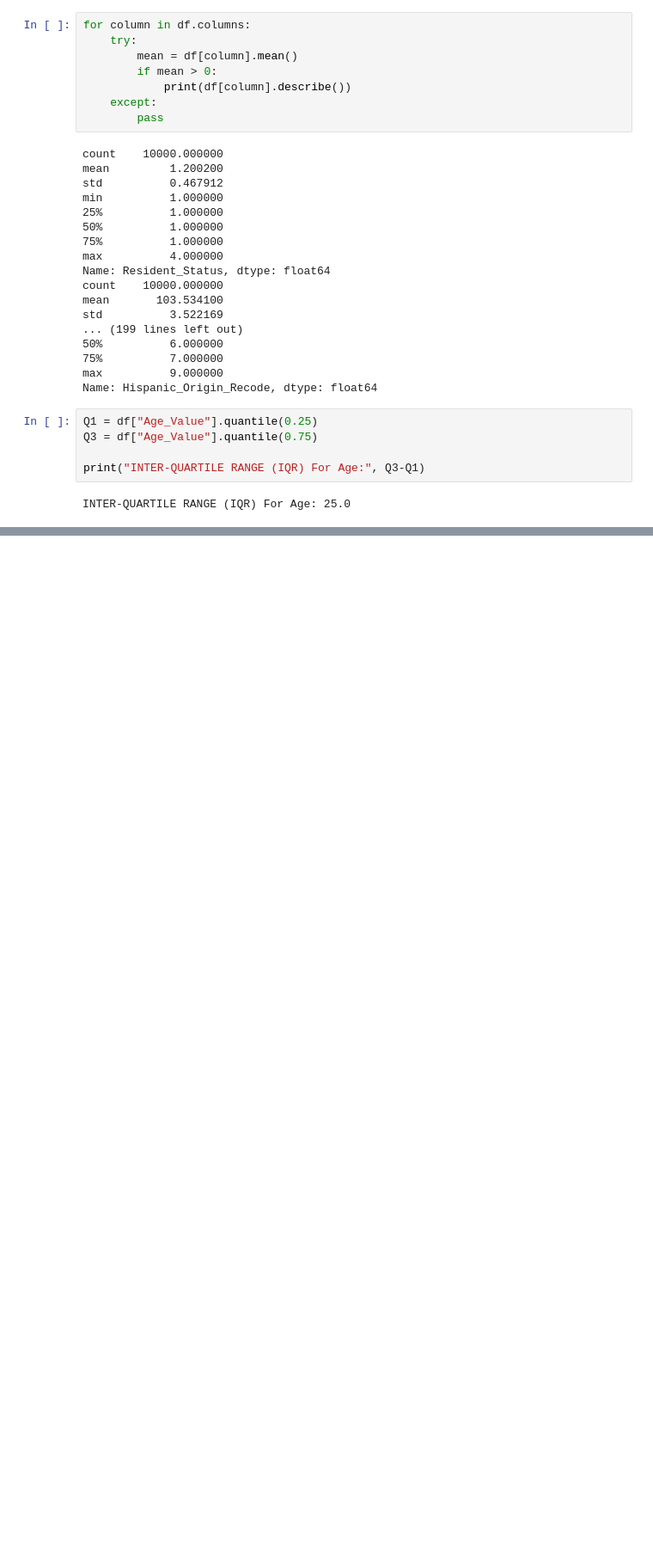
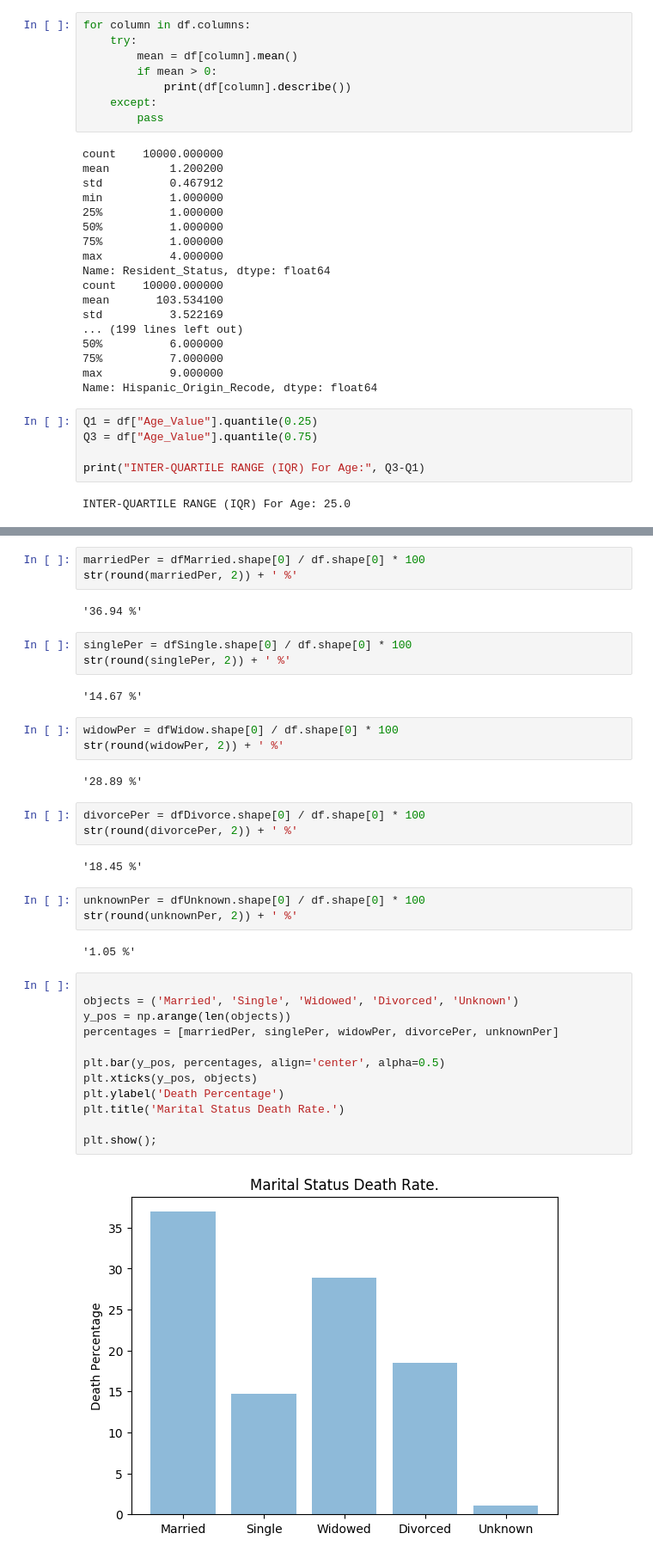
Before and after one commit to m-yasir/datascience-project, a Jupyter notebook: program.ipynb, the cells around one changed output, grey strips where cells are left out. Shown: that part at 86% size. Saved outputs shown, nothing was run; the diff lists cells and outputs as text; blank space fills up the shorter version.

Commit message:
- If married people die more than unmarried - what are and will be the most common causes of death - Life expectancy for certain age groups

```diff
--- a/program.ipynb
+++ b/program.ipynb
@@ -169,0 +207,39 @@ INTER-QUARTILE RANGE (IQR) For Age: 25.0
+# %%
+marriedPer = dfMarried.shape[0] / df.shape[0] * 100
+str(round(marriedPer, 2)) + ' %'
+# %% [output]
+'36.94 %'
+# %%
+singlePer = dfSingle.shape[0] / df.shape[0] * 100
+str(round(singlePer, 2)) + ' %'
+# %% [output]
+'14.67 %'
+# %%
+widowPer = dfWidow.shape[0] / df.shape[0] * 100
+str(round(widowPer, 2)) + ' %'
+# %% [output]
+'28.89 %'
+# %%
+divorcePer = dfDivorce.shape[0] / df.shape[0] * 100
+str(round(divorcePer, 2)) + ' %'
+# %% [output]
+'18.45 %'
+# %%
+unknownPer = dfUnknown.shape[0] / df.shape[0] * 100
+str(round(unknownPer, 2)) + ' %'
+# %% [output]
+'1.05 %'
+# %%
+
+objects = ('Married', 'Single', 'Widowed', 'Divorced', 'Unknown')
+y_pos = np.arange(len(objects))
+percentages = [marriedPer, singlePer, widowPer, divorcePer, unknownPer]
+
+plt.bar(y_pos, percentages, align='center', alpha=0.5)
+plt.xticks(y_pos, objects)
+plt.ylabel('Death Percentage')
+plt.title('Marital Status Death Rate.')
+
+plt.show();
+# %% [output]
+[figure, added]
```
Also changed, not shown: parts of 27 cells of this notebook.
